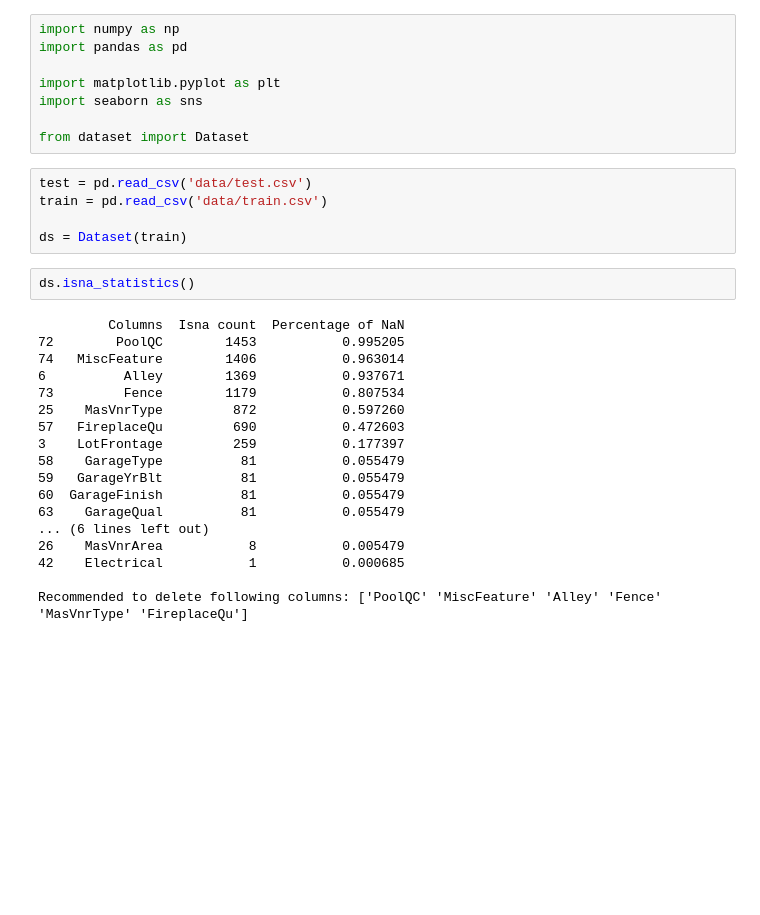
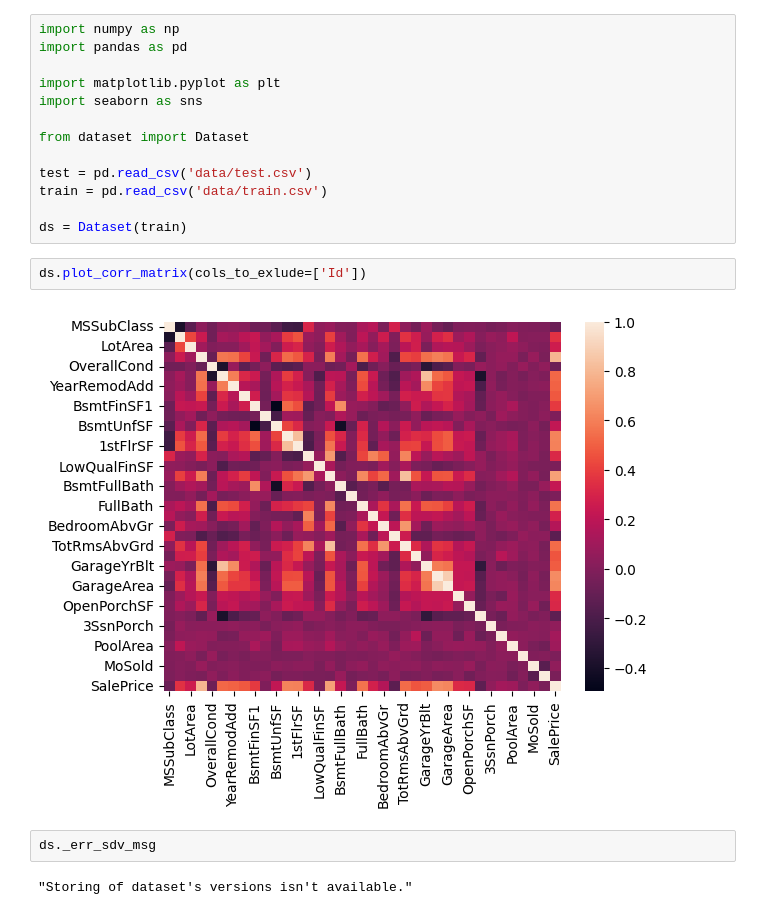
Before and after one commit to IOBananaOI/Model-pipeline-library, a Jupyter notebook: example.ipynb, the cells around one changed output. Cells and saved outputs as stored; diff of their text form; blank space fills up the shorter version.

Commit message:
Functions of histogramm and correlation matrix.

```diff
--- a/example.ipynb
+++ b/example.ipynb
@@ -6,28 +6,16 @@ import matplotlib.pyplot as plt
 import seaborn as sns
 
 from dataset import Dataset
+
+test = pd.read_csv('data/test.csv')
+train = pd.read_csv('data/train.csv')
+
+ds = Dataset(train)
-# %%
-test = pd.read_csv('data/test.csv')
-train = pd.read_csv('data/train.csv')
-
-ds = Dataset(train)
+# %%
+ds.plot_corr_matrix(cols_to_exlude=['Id'])
+# %% [output]
+[figure, added]
 # %%
-ds.isna_statistics()
+ds._err_sdv_msg
 # %% [output]
-         Columns  Isna count  Percentage of NaN
-72        PoolQC        1453           0.995205
-74   MiscFeature        1406           0.963014
-6          Alley        1369           0.937671
-73         Fence        1179           0.807534
-25    MasVnrType         872           0.597260
-57   FireplaceQu         690           0.472603
-3    LotFrontage         259           0.177397
-58    GarageType          81           0.055479
-59   GarageYrBlt          81           0.055479
-60  GarageFinish          81           0.055479
-63    GarageQual          81           0.055479
-... (6 lines left out)
-26    MasVnrArea           8           0.005479
-42    Electrical           1           0.000685
-
-Recommended to delete following columns: ['PoolQC' 'MiscFeature' 'Alley' 'Fence' 'MasVnrType' 'FireplaceQu']
+"Storing of dataset's versions isn't available."
```
Also changed, not shown: 1 other file.
